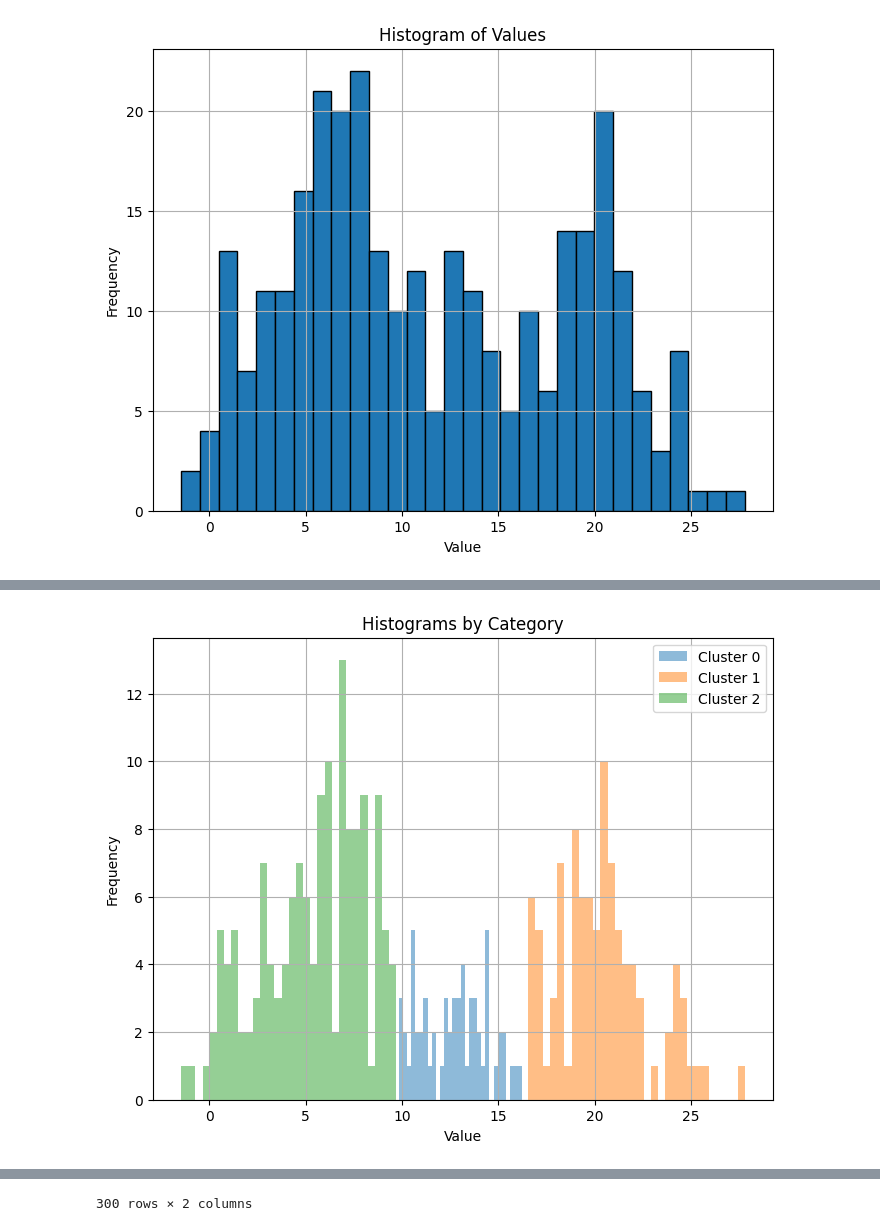
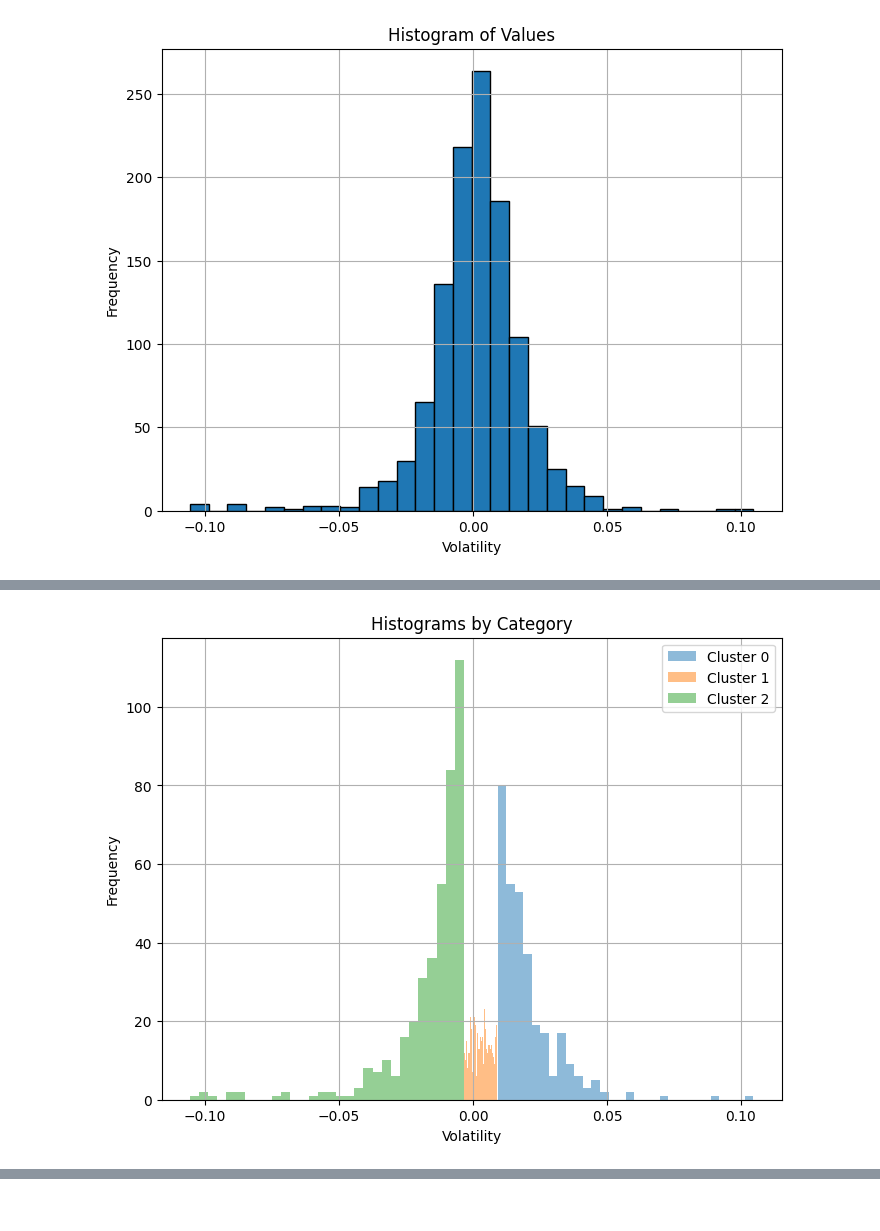
Before and after one commit to EyuelPersonal/BayesianProject, a Jupyter notebook: clustering_task2.ipynb, the cells around one changed output, grey strips where cells are left out. Cells and saved outputs as stored; diff of their text form; code cells hidden in the pictures.

```diff
--- a/clustering_task2.ipynb
+++ b/clustering_task2.ipynb
@@ -36,0 +36,8 @@ df = prepare_test_data(mus=[10, 20, 5], sigmas=[3, 3, 3])
+# %%
+df = get_returns(df)
+# %%
+df['moving_average'] = df['returns'].rolling(10, closed='left').mean()
+# %%
+df.fillna(0, inplace=True)
+# %%
+df = df[['returns', 'moving_average']]
@@ -37,71 +61,66 @@ df = prepare_test_data(mus=[10, 20, 5], sigmas=[3, 3, 3])
 # %%
-def assign_volatility_cluster(df, mus=[10,10,10], sigmas=[3,3,3]):
+def assign_volatility_cluster(df, mus=[0.,0.,0.], sigmas=[.5,.5,.5]):
     """
     Assigns a volatility cluster to each value in the DataFrame.
     Give a df with a column named 'Value', this should be the volatility measure of a given window.
     Let the index be the window or any arbitrary index.
     """
-    import warnings
-    warnings.filterwarnings('ignore')
-    import pymc3 as pm
-    import numpy as np
-    import matplotlib.pyplot as plt
     # Plot the histogram of values
     plt.figure(figsize=(8, 6))
-    plt.hist(df['Value'], bins=30, edgecolor='black')
-    plt.xlabel('Value')
+    plt.hist(df['moving_average'], bins=30, edgecolor='black')
+    plt.xlabel('Volatility')
     plt.ylabel('Frequency')
     plt.title('Histogram of Values')
     plt.grid(True)
     plt.show()
     # Prepare the data
-    values = df['Value'].values
+    values = df['moving_average'].values
 
     # Define the model
     with pm.Model() as model:
         # Specify the number of clusters
         k = 3
         # Priors for the cluster parameters
-        mus = pm.Normal('mus', mu=mus, sd=sigmas, shape=k)
-        sigmas = pm.HalfNormal('sigmas', sd=sigmas, shape=k)
+        mus = pm.Normal('mus', mu=0., sd=.05, shape=k)
+        sigmas = pm.HalfNormal('sigmas', sd=.5, shape=k)
         weights = pm.Dirichlet('weights', a=np.ones(k))
 
         # Likelihood
         likelihood = pm.NormalMixture('likelihood', w=weights, mu=mus, sd=sigmas, observed=values)
 
         # Sample from the posterior
         trace = pm.sample(2, tune=10)
 
     cluster_means = np.array(trace['mus'][-1])
-    diff = cluster_means - df['Value'].values[:, np.newaxis]
+    diff = cluster_means - df['moving_average'].values[:, np.newaxis]
     cluster = np.argmin(np.abs(diff), axis=1)
     df['cluster'] = cluster
 
 
     # Separate values based on the category column
-    category3_values = df[df['cluster'] == 0]['Value']
-    category1_values = df[df['cluster'] == 1]['Value']
-    category2_values = df[df['cluster'] == 2]['Value']
+    category0_values = df[df['cluster'] == 0]['moving_average']
+    category1_values = df[df['cluster'] == 1]['moving_average']
+    category2_values = df[df['cluster'] == 2]['moving_average']
 
     # Plot the histograms
     plt.figure(figsize=(8, 6))
-    plt.hist(category3_values, bins=30, alpha=0.5, label='Cluster 0')
+    plt.hist(category0_values, bins=30, alpha=0.5, label='Cluster 0')
     plt.hist(category1_values, bins=30, alpha=0.5, label='Cluster 1')
     plt.hist(category2_values, bins=30, alpha=0.5, label='Cluster 2')
-    plt.xlabel('Value')
+    plt.xlabel('Volatility')
     plt.ylabel('Frequency')
     plt.title('Histograms by Category')
     plt.legend()
     plt.grid(True)
     plt.show()
 
     return df
 
     # Extract the cluster assignments
 
-assign_volatility_cluster(df)
+df_clusters = assign_volatility_cluster(df)
 # %% [output]
-[figure, old version]
+[figure, new version]
 Only 2 samples in chain.
 Auto-assigning NUTS sampler...
 Initializing NUTS using jitter+adapt_diag...
@@ -121 +133 @@ Sampling 4 chains for 10 tune and 2 draw iterations (40 + 8 draws total) took 26
-[figure, old version]
+[figure, new version]
@@ -134 +133,0 @@ Sampling 4 chains for 10 tune and 2 draw iterations (40 + 8 draws total) took 26
-300 rows × 2 columns
```
Also changed, not shown: parts of 11 cells of this notebook, 2 other files.
